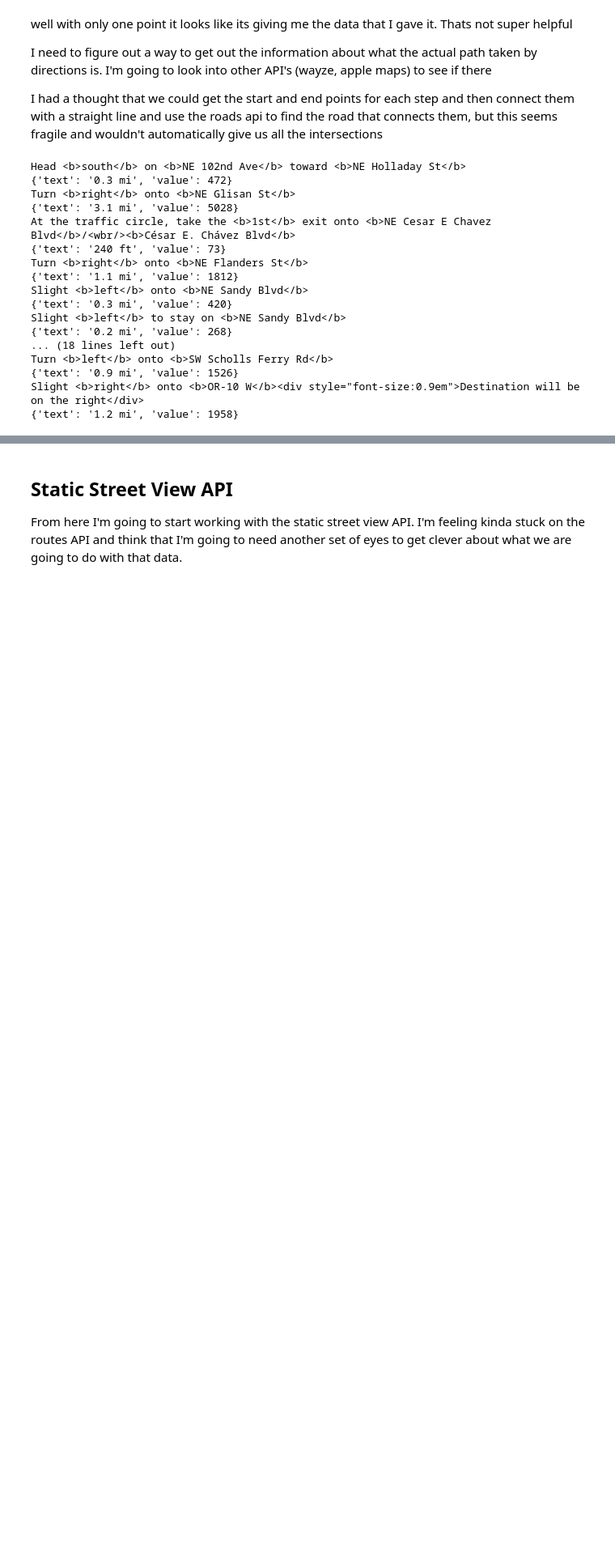
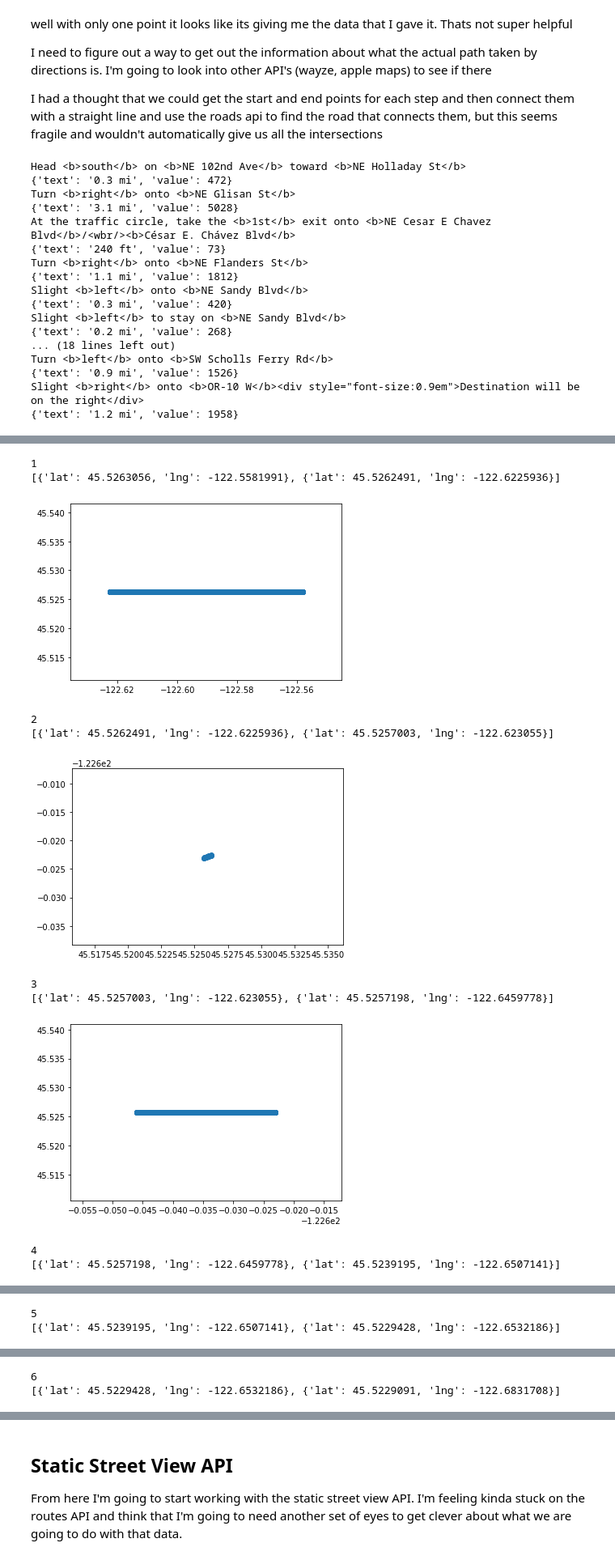
Before and after one commit to WheelGood/DS, a Jupyter notebook: APIexploration.ipynb, the cells around one changed output, grey strips where cells are left out. Shown at 81% size. Drawn from its saved outputs; the diff is of its cells as text; code cells hidden in the pictures; blank space fills up the shorter version.

```diff
--- a/APIexploration.ipynb
+++ b/APIexploration.ipynb
@@ -442,0 +553,51 @@ mcdonalds
+# %%
+def orient_map(start, stop):
+    #find out which orientation to 'walk' along
+    latdiff=np.absolute(start['lat']-stop['lat'])
+    londiff = np.absolute(start['lng']-stop['lng'])
+    if latdiff > londiff:
+        #if change in lat is greater than change in lon then lat is x
+        if start['lat'] < stop['lat']:
+            begin={'x':start['lat'], 'y':start['lng']}
+            end = {'x':stop['lat'], 'y':stop['lng']}
+        else:
+            begin = {'x':stop['lat'], 'y':stop['lng']}
+            end = {'x':start['lat'], 'y':start['lng']}
+    else:
+        #if change is lon is greater than lat then lon is x
+        if start['lng'] < stop['lng']:
+            begin={'x':start['lng'], 'y':start['lat']}
+            end = {'x':stop['lng'], 'y':stop['lat']}
+        else:
+            begin = {'x':stop['lng'], 'y':stop['lat']}
+            end = {'x':start['lng'], 'y':start['lat']}
+    return begin, end
+# %%
+#graphically check work
+#it looks like this lines it up and then puts it through the function ok.
+#to really check my work I should import that plotly graphing module that will plot stuff on a map.
+#I can't remember how we did that though.
+for i, pair in locations.items():
+    print(i)
+    print(pair)
+    start, stop = orient_map(pair[0], pair[1])
+    path = getPath(start, stop, .001)
+    x=[]
+    y=[]
+    for point in path:
+        x.append(point[0])
+        y.append(point[1])
+    plt.scatter(x, y)
+    plt.show()
+# %% [output]
+1
+[{'lat': 45.5263056, 'lng': -122.5581991}, {'lat': 45.5262491, 'lng': -122.6225936}]
+[figure, added]
+2
+[{'lat': 45.5262491, 'lng': -122.6225936}, {'lat': 45.5257003, 'lng': -122.623055}]
+[figure, added]
+3
+[{'lat': 45.5257003, 'lng': -122.623055}, {'lat': 45.5257198, 'lng': -122.6459778}]
+[figure, added]
+4
+[{'lat': 45.5257198, 'lng': -122.6459778}, {'lat': 45.5239195, 'lng': -122.6507141}]
@@ -442,0 +605,2 @@ mcdonalds
+5
+[{'lat': 45.5239195, 'lng': -122.6507141}, {'lat': 45.5229428, 'lng': -122.6532186}]
@@ -442,0 +608,2 @@ mcdonalds
+6
+[{'lat': 45.5229428, 'lng': -122.6532186}, {'lat': 45.5229091, 'lng': -122.6831708}]
```
Also changed, not shown: parts of 25 cells of this notebook.
